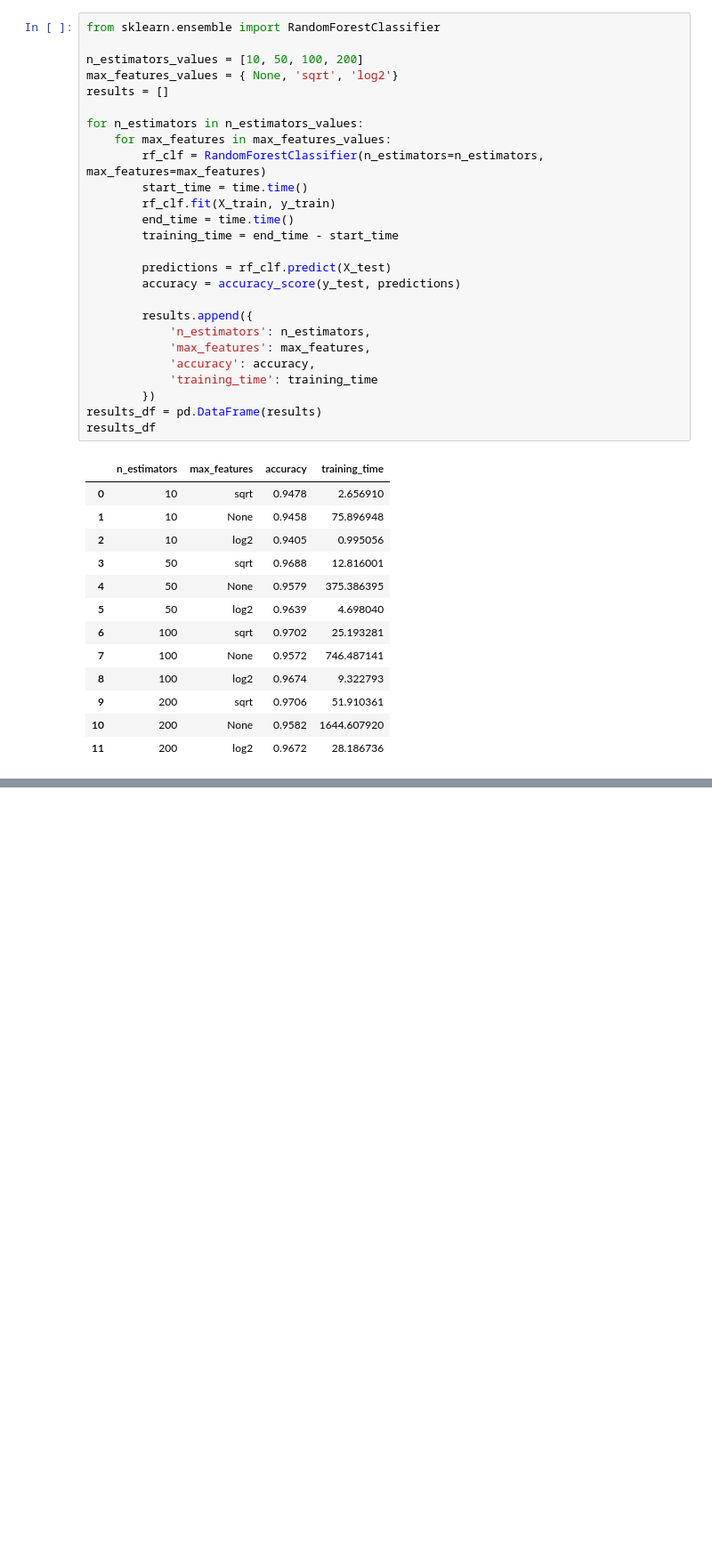
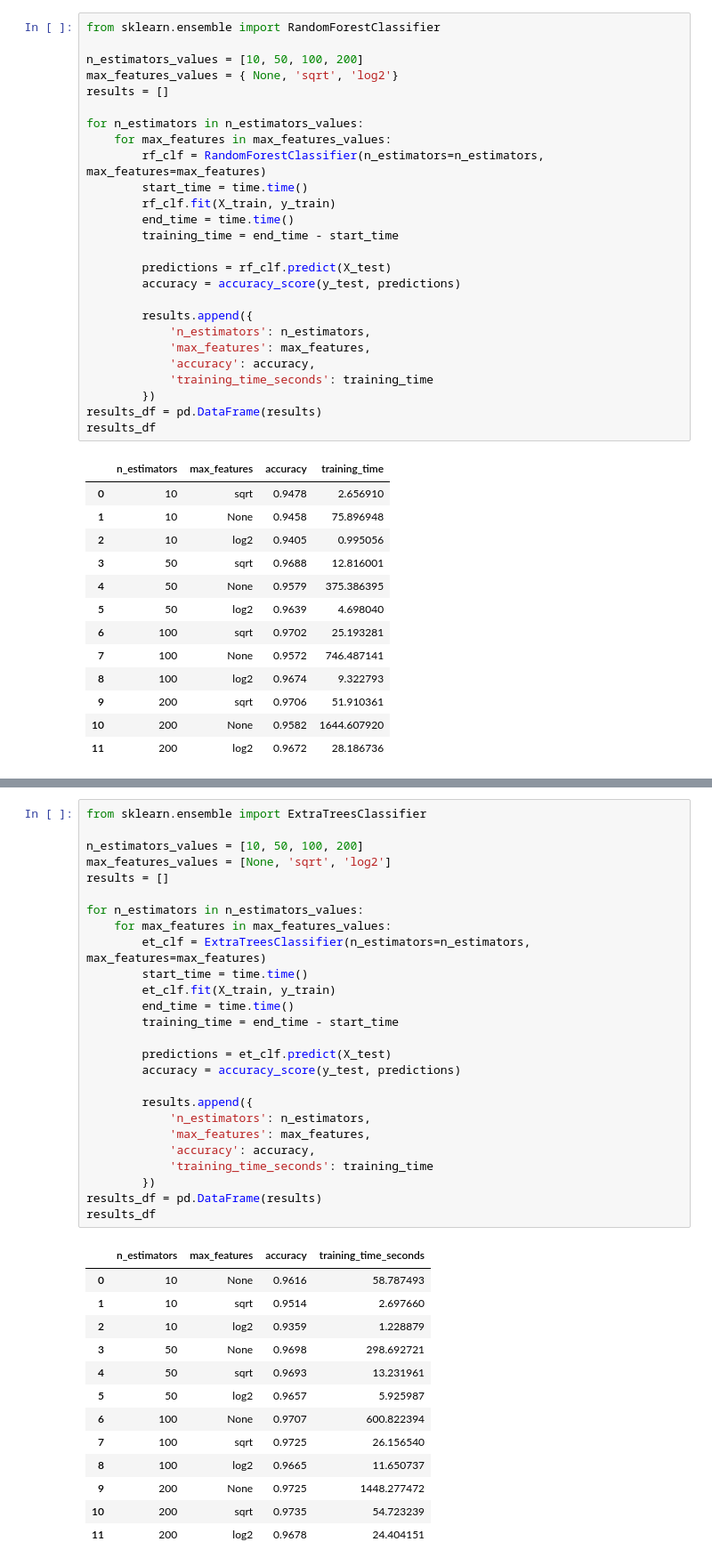
Before and after one commit to walachowska/esamble_learning, a Jupyter notebook: esemble_learning.ipynb, the cells around one changed output, grey strips where cells are left out. Shown at 89% size. Drawn from its saved outputs; the diff is of its cells as text; blank space fills up the shorter version.

```diff
--- a/esemble_learning.ipynb
+++ b/esemble_learning.ipynb
@@ -171,7 +171,7 @@ for n_estimators in n_estimators_values:
             'n_estimators': n_estimators,
             'max_features': max_features,
             'accuracy': accuracy,
-            'training_time': training_time
+            'training_time_seconds': training_time
         })
 results_df = pd.DataFrame(results)
 results_df
@@ -198,0 +204,40 @@ Best results:
+# %%
+from sklearn.ensemble import ExtraTreesClassifier
+
+n_estimators_values = [10, 50, 100, 200]
+max_features_values = [None, 'sqrt', 'log2']
+results = []
+
+for n_estimators in n_estimators_values:
+    for max_features in max_features_values:
+        et_clf = ExtraTreesClassifier(n_estimators=n_estimators, max_features=max_features)
+        start_time = time.time()
+        et_clf.fit(X_train, y_train)
+        end_time = time.time()
+        training_time = end_time - start_time
+
+        predictions = et_clf.predict(X_test)
+        accuracy = accuracy_score(y_test, predictions)
+
+        results.append({
+            'n_estimators': n_estimators,
+            'max_features': max_features,
+            'accuracy': accuracy,
+            'training_time_seconds': training_time
+        })
+results_df = pd.DataFrame(results)
+results_df
+# %% [output]
+|  | n_estimators | max_features | accuracy | training_time_seconds |
+| 0 | 10 | None | 0.9616 | 58.787493 |
+| 1 | 10 | sqrt | 0.9514 | 2.697660 |
+| 2 | 10 | log2 | 0.9359 | 1.228879 |
+| 3 | 50 | None | 0.9698 | 298.692721 |
+| 4 | 50 | sqrt | 0.9693 | 13.231961 |
+| 5 | 50 | log2 | 0.9657 | 5.925987 |
+| 6 | 100 | None | 0.9707 | 600.822394 |
+| 7 | 100 | sqrt | 0.9725 | 26.156540 |
+| 8 | 100 | log2 | 0.9665 | 11.650737 |
+| 9 | 200 | None | 0.9725 | 1448.277472 |
+| 10 | 200 | sqrt | 0.9735 | 54.723239 |
+| 11 | 200 | log2 | 0.9678 | 24.404151 |
```
Also changed, not shown: parts of 2 cells of this notebook.
